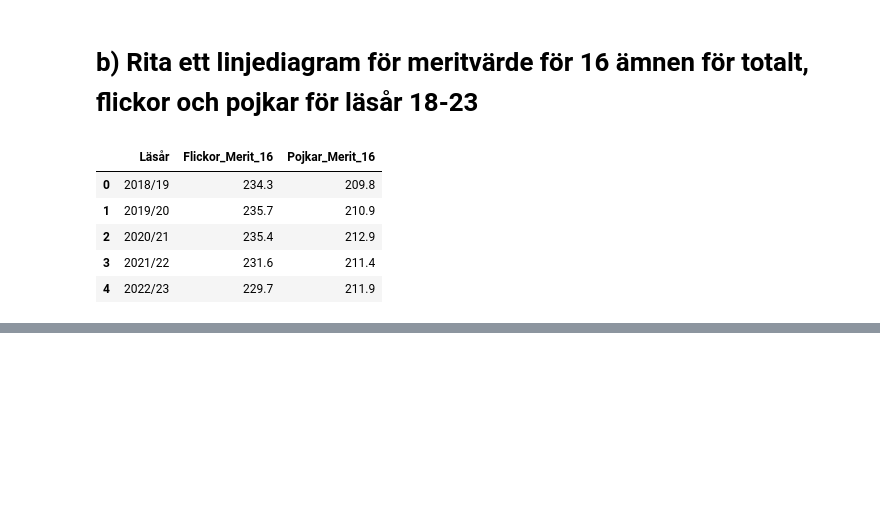
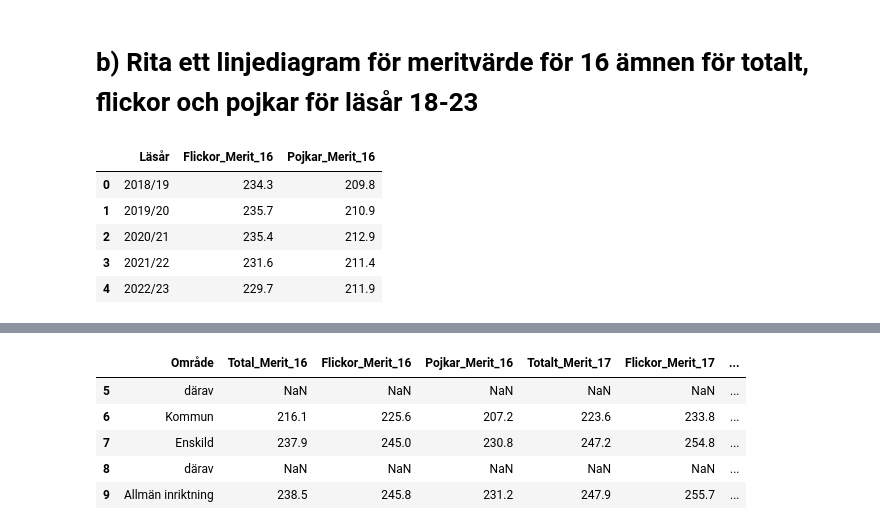
Before and after one commit to Zandri2k/Python-Sandra-Nilsson-OPA23, a Jupyter notebook: Labb_2/Labb_2.ipynb, the cells around one changed output, grey strips where cells are left out. Saved outputs shown, nothing was run; the diff lists cells and outputs as text; code cells hidden in the pictures; blank space fills up the shorter version.

```diff
--- a/Labb_2/Labb_2.ipynb
+++ b/Labb_2/Labb_2.ipynb
@@ -536,0 +562,22 @@ fig.show()
+# %%
+
+df_semster_23.columns = [
+ "Område",
+ "Total_Merit_16",
+ "Flickor_Merit_16",
+ "Pojkar_Merit_16",
+ "Totalt_Merit_17",
+ "Flickor_Merit_17",
+ "Pojkar_Merit_17",
+ "Totalt_%",
+ "Flickor_%",
+ "Pojkar_%"]
+
+df_semster_23.head()
+# %% [output]
+|  | Område | Total_Merit_16 | Flickor_Merit_16 | Pojkar_Merit_16 | Totalt_Merit_17 | Flickor_Merit_17 | ... |
+| 5 | därav | NaN | NaN | NaN | NaN | NaN | ... |
+| 6 | Kommun | 216.1 | 225.6 | 207.2 | 223.6 | 233.8 | ... |
+| 7 | Enskild | 237.9 | 245.0 | 230.8 | 247.2 | 254.8 | ... |
+| 8 | därav | NaN | NaN | NaN | NaN | NaN | ... |
+| 9 | Allmän inriktning | 238.5 | 245.8 | 231.2 | 247.9 | 255.7 | ... |
```
Also changed, not shown: parts of 9 cells of this notebook.
